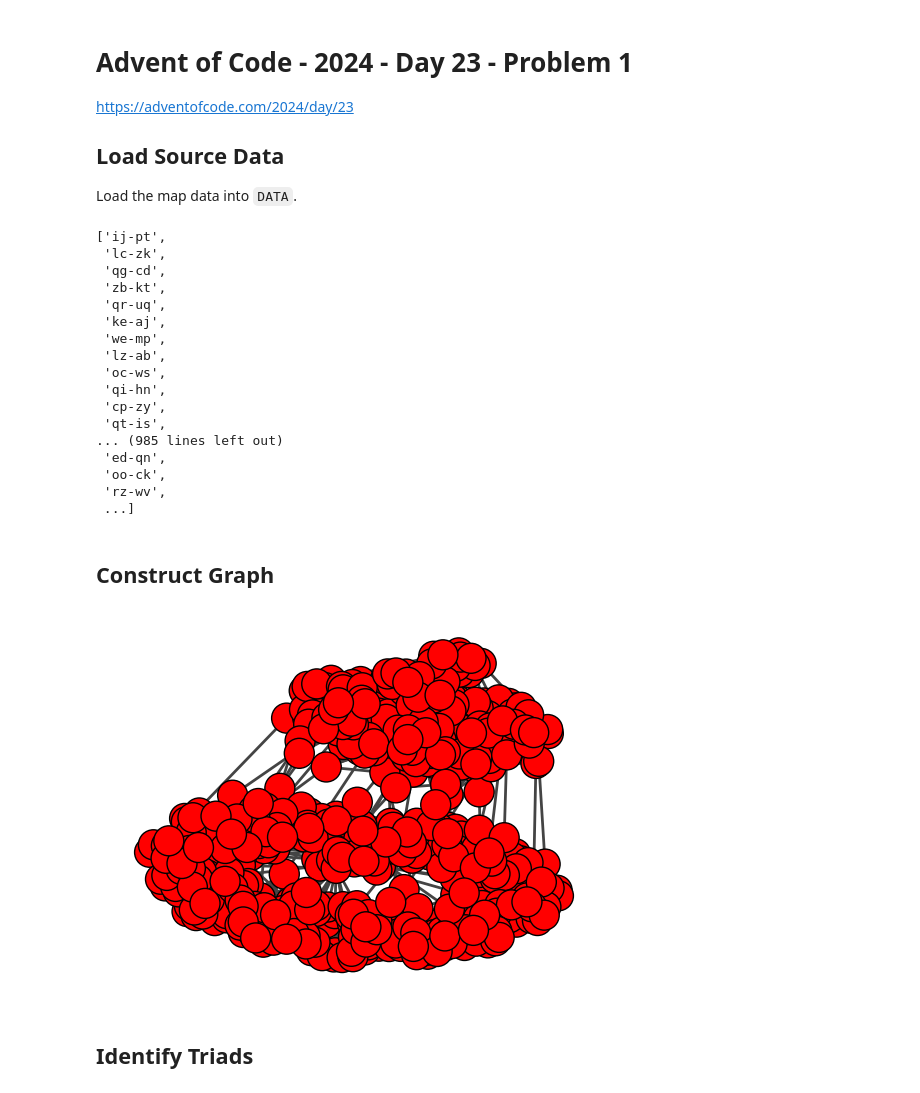
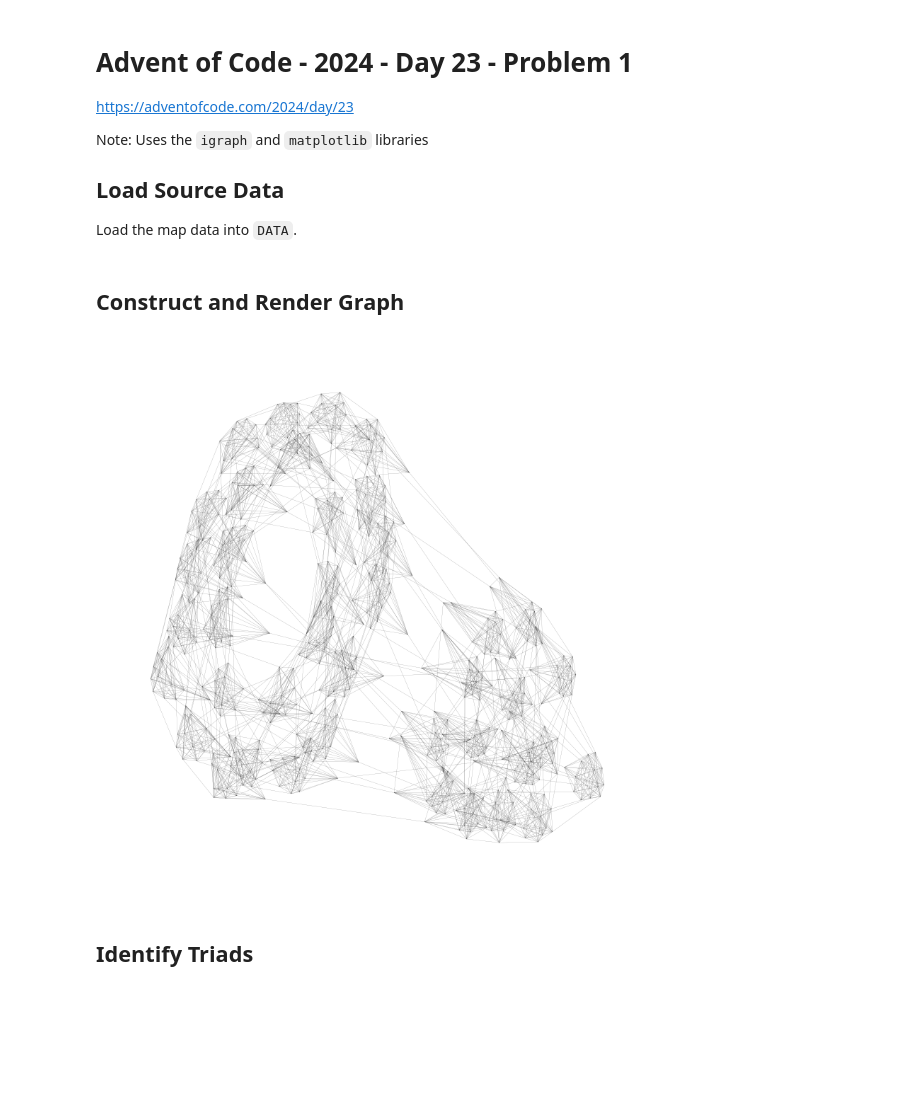
Before and after one commit to rgtodd/aoc2024, a Jupyter notebook: Day 23 Problem 1.ipynb, the cells around one changed output. Drawn from its saved outputs; the diff is of its cells as text; code cells hidden in the pictures; blank space fills up the shorter version.

```diff
--- a/Day 23 Problem 1.ipynb
+++ b/Day 23 Problem 1.ipynb
@@ -3,64 +3,8 @@
 
 https://adventofcode.com/2024/day/23
 
+Note: Uses the `igraph` and `matplotlib` libraries
+
 ## Load Source Data
 
 Load the map data into `DATA`.
-# %%
-f = open("data/day23.txt", "r")
-DATA = list(map(str.strip, f.readlines()))
-f.close()
-
-# DATA = """kh-tc
-# qp-kh
-# de-cg
-# ka-co
-# yn-aq
-# qp-ub
-# cg-tb
-# vc-aq
-# tb-ka
-# wh-tc
-# yn-cg
-# kh-ub
-# ta-co
-# de-co
-# tc-td
-# tb-wq
-# wh-td
-# ta-ka
-# td-qp
-# aq-cg
-# wq-ub
-# ub-vc
-# de-ta
-# wq-aq
-# wq-vc
-# wh-yn
-# ka-de
-# kh-ta
-# co-tc
-# wh-qp
-# tb-vc
-# td-yn"""
-# DATA = list(map(str.strip, DATA.splitlines()))
-
-DATA
-# %% [output]
-['ij-pt',
- 'lc-zk',
- 'qg-cd',
- 'zb-kt',
- 'qr-uq',
- 'ke-aj',
- 'we-mp',
- 'lz-ab',
- 'oc-ws',
- 'qi-hn',
- 'cp-zy',
- 'qt-is',
-... (985 lines left out)
- 'ed-qn',
- 'oo-ck',
- 'rz-wv',
- ...]
@@ -67,29 +15,22 @@ DATA
 # %% [markdown]
-## Construct Graph
+## Construct and Render Graph
 # %%
 import matplotlib.pyplot as plt
 import igraph as ig
 
 GRAPH = ig.Graph.Formula(",".join(DATA))
 
-fig, ax = plt.subplots() # (figsize=(5,5))
+fig, ax = plt.subplots(figsize=(10,10))
 ig.plot(
     GRAPH,
     target=ax,
-    # layout="circle", # print nodes in a circular layout
-    # vertex_size=30,
-    # vertex_color=["steelblue" if gender == "M" else "salmon" for gender in g.vs["gender"]],
-    # vertex_frame_width=4.0,
-    # vertex_frame_color="white",
-    # vertex_label=g.vs["name"],
-    # vertex_label_size=7.0,
-    # edge_width=[2 if married else 1 for married in g.es["married"]],
-    # edge_color=["#7142cf" if married else "#AAA" for married in g.es["married"]]
+    edge_width=0.1,
+    vertex_size=0.2
 )
 
 plt.show()
 # %% [output]
-[figure, old version]
+[figure, new version]
 # %% [markdown]
 ## Identify Triads
 # %%
```
Also changed, not shown: parts of 1 cell of this notebook.
